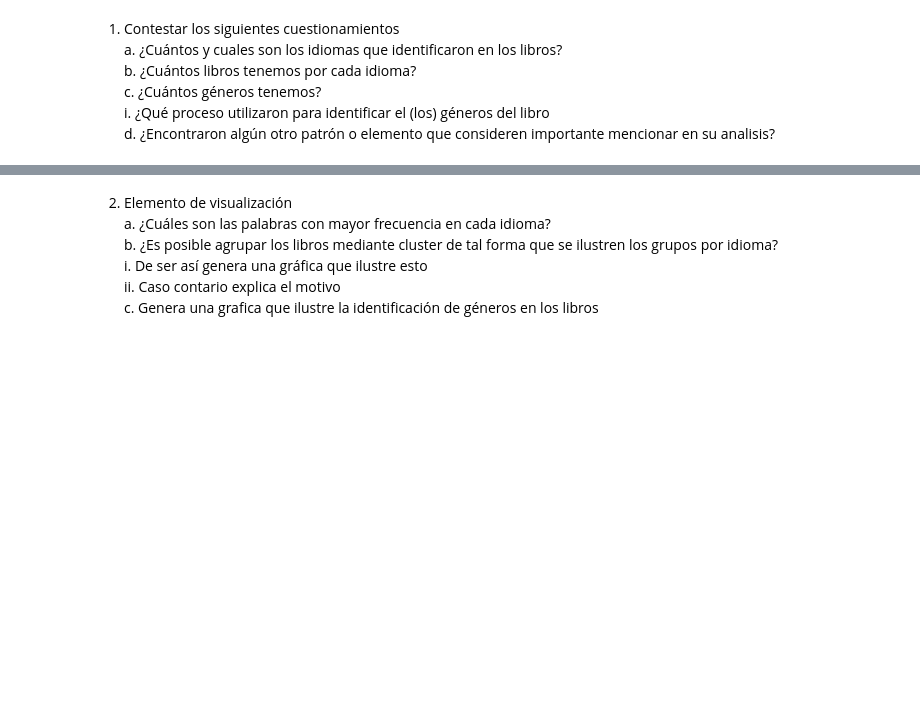
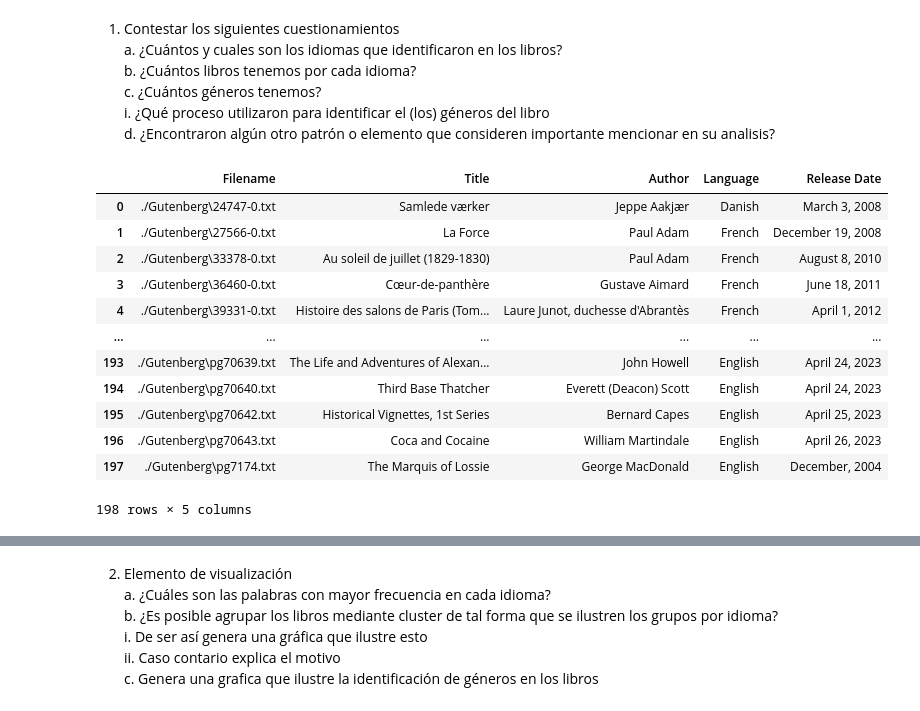
Before and after one commit to GGA-SchoolWork/AprendizajeAutomatico_Gutenberg, a Jupyter notebook: gutenberg.ipynb, the cells around one changed output, grey strips where cells are left out. Drawn from its saved outputs; the diff is of its cells as text; code cells hidden in the pictures; blank space fills up the shorter version.

```diff
--- a/gutenberg.ipynb
+++ b/gutenberg.ipynb
@@ -27,0 +67,26 @@ import matplotlib.pyplot as plt
+# %%
+import os.path
+
+fname = 'gutenberg.csv'
+
+# importar de csv si ya existe
+if os.path.isfile(fname):
+    df = pd.read_csv(fname)
+else:
+    df = create_csv(fname)
+
+df
+# %% [output]
+|  | Filename | Title | Author | Language | Release Date |
+| 0 | ./Gutenberg\24747-0.txt | Samlede værker | Jeppe Aakjær | Danish | March 3, 2008 |
+| 1 | ./Gutenberg\27566-0.txt | La Force | Paul Adam | French | December 19, 2008 |
+| 2 | ./Gutenberg\33378-0.txt | Au soleil de juillet (1829-1830) | Paul Adam | French | August 8, 2010 |
+| 3 | ./Gutenberg\36460-0.txt | Cœur-de-panthère | Gustave Aimard | French | June 18, 2011 |
+| 4 | ./Gutenberg\39331-0.txt | Histoire des salons de Paris (Tom... | Laure Junot, duchesse d'Abrantès | French | April 1, 2012 |
+| ... | ... | ... | ... | ... | ... |
+| 193 | ./Gutenberg\pg70639.txt | The Life and Adventures of Alexan... | John Howell | English | April 24, 2023 |
+| 194 | ./Gutenberg\pg70640.txt | Third Base Thatcher | Everett (Deacon) Scott | English | April 24, 2023 |
+| 195 | ./Gutenberg\pg70642.txt | Historical Vignettes, 1st Series | Bernard Capes | English | April 25, 2023 |
+| 196 | ./Gutenberg\pg70643.txt | Coca and Cocaine | William Martindale | English | April 26, 2023 |
+| 197 | ./Gutenberg\pg7174.txt | The Marquis of Lossie | George MacDonald | English | December, 2004 |
+198 rows × 5 columns
```
Also changed, not shown: parts of 5 cells of this notebook, 1 other file.
